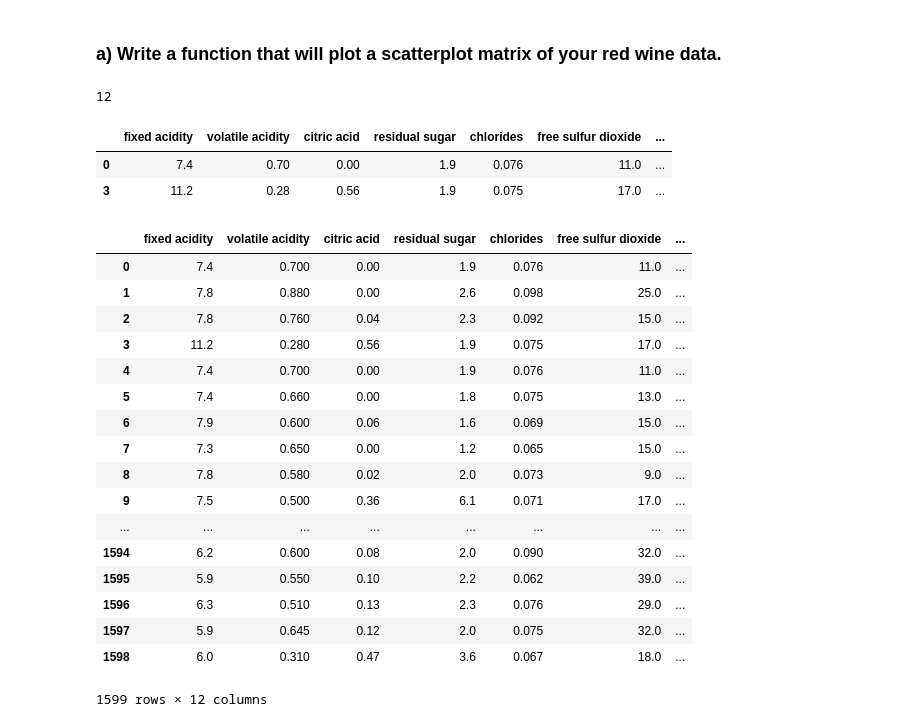
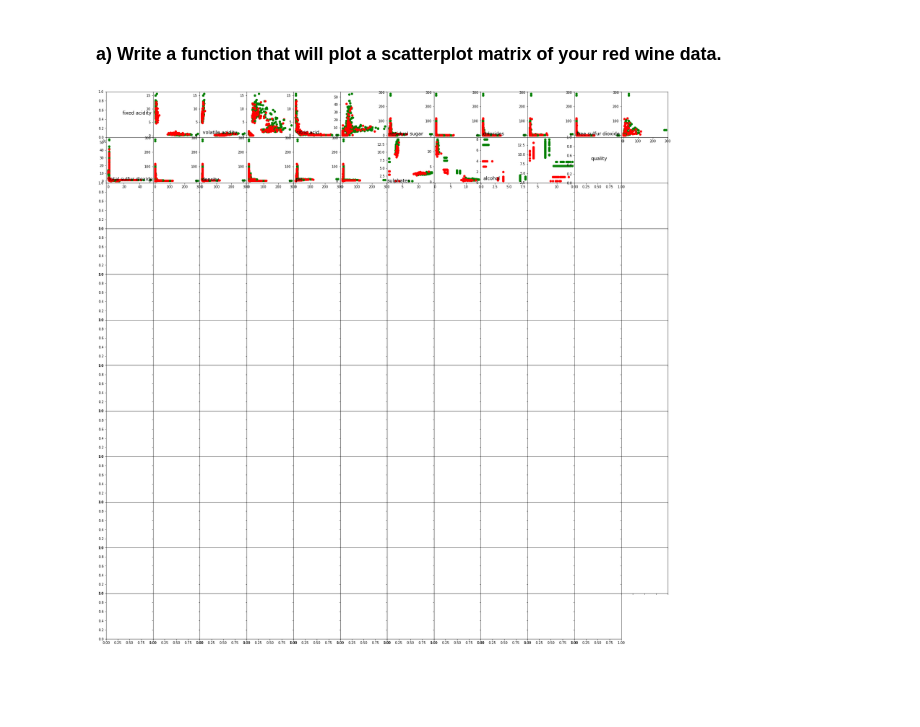
Before and after one commit to aspyltsov65/-ft_sommelier, a Jupyter notebook: python_env/ft_sommelier.ipynb, the cells around one changed output. Drawn from its saved outputs; the diff is of its cells as text; code cells hidden in the pictures; blank space fills up the shorter version.

```diff
--- a/python_env/ft_sommelier.ipynb
+++ b/python_env/ft_sommelier.ipynb
@@ -3,37 +3,47 @@
 # %% [markdown]
 ### a) Write a function that will plot a scatterplot matrix of your red wine data.
-# %%
-import pandas as pd
-import matplotlib.pyplot as plt
-import numpy as np
-
-wine_data = pd.read_csv('./resources/winequality-red.csv', delimiter=';')
-# def plot_scatter_matrix(wine_data, good_threshold, bad_threshold, save_plot=False):
-#     size_plot = wine_data.shape[1]
-wine_data.iloc[[0, 3], :]
-# %% [output]
-12
-|  | fixed acidity | volatile acidity | citric acid | residual sugar | chlorides | free sulfur dioxide | ... |
-| 0 | 7.4 | 0.70 | 0.00 | 1.9 | 0.076 | 11.0 | ... |
-| 3 | 11.2 | 0.28 | 0.56 | 1.9 | 0.075 | 17.0 | ... |
-# %%
-wine_data
-# %% [output]
-|  | fixed acidity | volatile acidity | citric acid | residual sugar | chlorides | free sulfur dioxide | ... |
-| 0 | 7.4 | 0.700 | 0.00 | 1.9 | 0.076 | 11.0 | ... |
-| 1 | 7.8 | 0.880 | 0.00 | 2.6 | 0.098 | 25.0 | ... |
-| 2 | 7.8 | 0.760 | 0.04 | 2.3 | 0.092 | 15.0 | ... |
-| 3 | 11.2 | 0.280 | 0.56 | 1.9 | 0.075 | 17.0 | ... |
-| 4 | 7.4 | 0.700 | 0.00 | 1.9 | 0.076 | 11.0 | ... |
-| 5 | 7.4 | 0.660 | 0.00 | 1.8 | 0.075 | 13.0 | ... |
-| 6 | 7.9 | 0.600 | 0.06 | 1.6 | 0.069 | 15.0 | ... |
-| 7 | 7.3 | 0.650 | 0.00 | 1.2 | 0.065 | 15.0 | ... |
-| 8 | 7.8 | 0.580 | 0.02 | 2.0 | 0.073 | 9.0 | ... |
-| 9 | 7.5 | 0.500 | 0.36 | 6.1 | 0.071 | 17.0 | ... |
-| ... | ... | ... | ... | ... | ... | ... | ... |
-| 1594 | 6.2 | 0.600 | 0.08 | 2.0 | 0.090 | 32.0 | ... |
-| 1595 | 5.9 | 0.550 | 0.10 | 2.2 | 0.062 | 39.0 | ... |
-| 1596 | 6.3 | 0.510 | 0.13 | 2.3 | 0.076 | 29.0 | ... |
-| 1597 | 5.9 | 0.645 | 0.12 | 2.0 | 0.075 | 32.0 | ... |
-| 1598 | 6.0 | 0.310 | 0.47 | 3.6 | 0.067 | 18.0 | ... |
-1599 rows × 12 columns
+# %%
+import pandas as pd
+import matplotlib.pyplot as plt
+
+wine_data = pd.read_csv('./resources/winequality-red.csv', delimiter=';')
+wine_data
+def plot_scatter_matrix(wine_data, good_threshold, bad_threshold, save_plot=False):
+    size = wine_data.shape[1]
+    fig, ax = plt.subplots(size, size, sharex=True, sharey=True, figsize=(30, 30))
+    plt.subplots_adjust(wspace=0, hspace=0)
+    plt.axis('off')
+    good = wine_data.quality > good_threshold
+    bad = wine_data.quality < bad_threshold
+
+    count_good = wine_data[good].index
+    count_bad = wine_data[bad].index
+
+    for i in range(0, size):
+        for j in range(0, size):
+            plt.subplot(size, size, i + j + 1)
+
+            if (i == j):
+                plt.text(0.35, 0.5, wine_data.columns[j], dict(size=14),'figure points')
+                continue
+
+            x1 = wine_data.iloc[count_good, j]
+            y1 = wine_data.iloc[count_good, i]
+
+            x2 = wine_data.iloc[count_bad, j]
+            y2 = wine_data.iloc[count_bad, i]
+
+            plt.plot(x1, y1, 'go', x2, y2, 'ro')
+
+
+
+    plt.show()
+
+plot_scatter_matrix(wine_data = wine_data, good_threshold = 6, bad_threshold = 5, save_plot=False)
+
+
+# hel = wine_data.quality > 7
+# wine_data[hel]
+# wine_data.iloc[wine_data[hel].index, 1]
+# %% [output]
+[figure, added]
```
Also changed, not shown: parts of 3 cells of this notebook, 1 other file.
